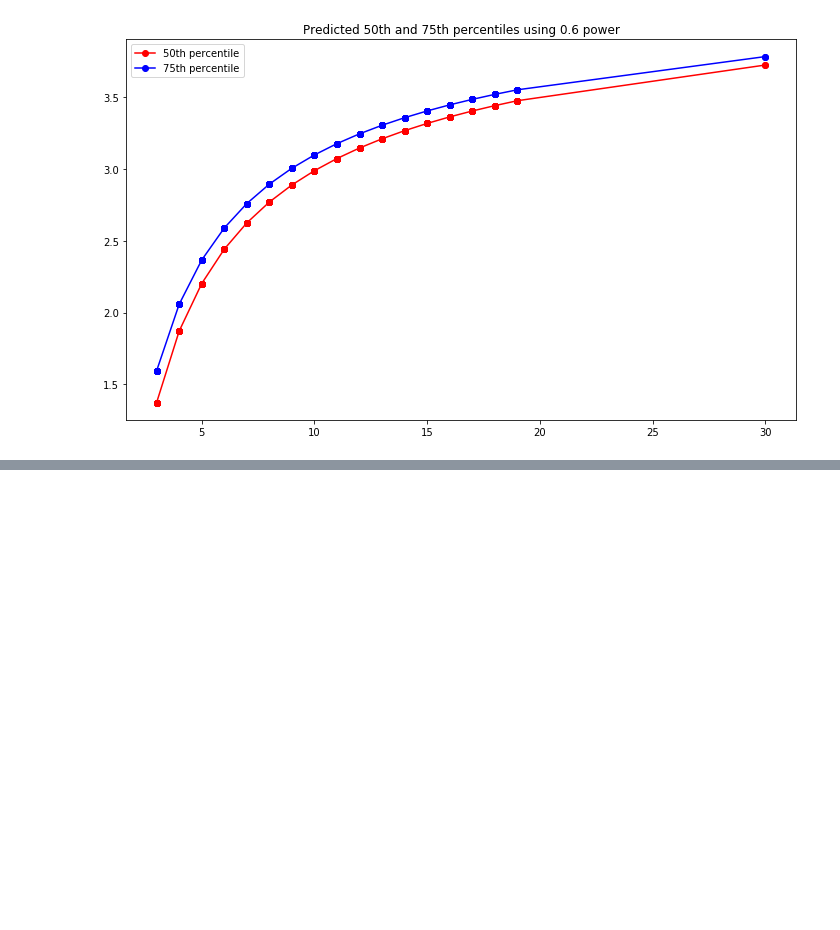
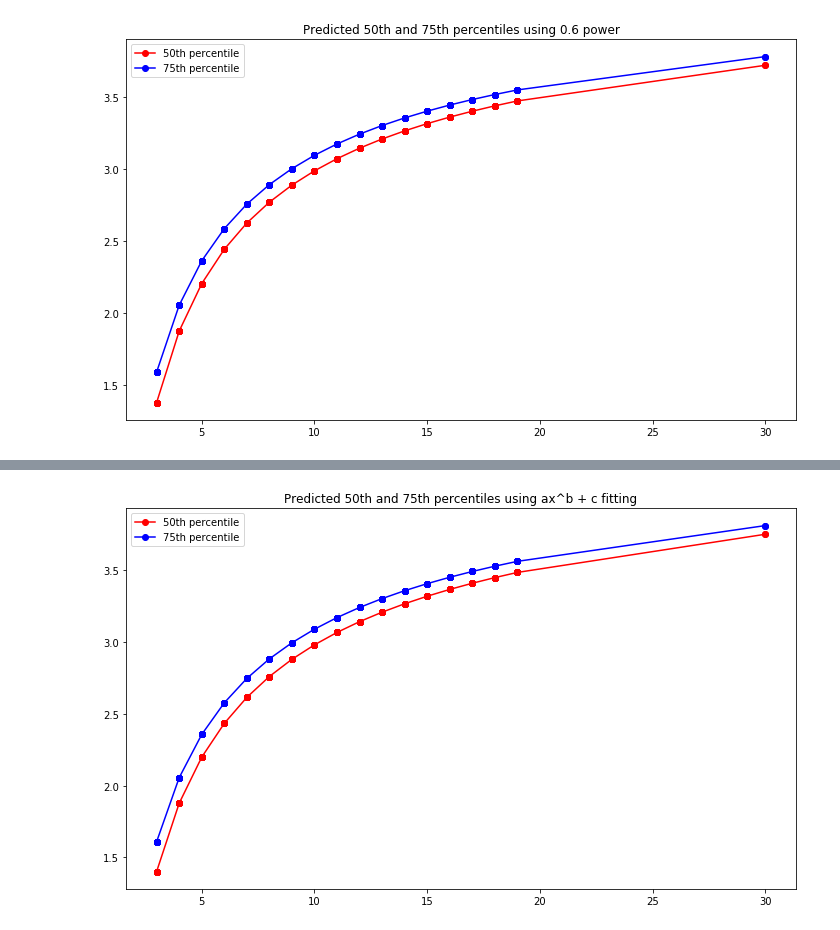
Before and after one commit to wjladams/pyanp, a Jupyter notebook: scrap/AR-InconsistencyResearch.ipynb, the cells around one changed output, grey strips where cells are left out. Saved outputs shown, nothing was run; the diff lists cells and outputs as text; code cells hidden in the pictures; blank space fills up the shorter version.

```diff
--- a/scrap/AR-InconsistencyResearch.ipynb
+++ b/scrap/AR-InconsistencyResearch.ipynb
@@ -437,0 +443,21 @@ plt.show()
+# %%
+from scipy.optimize import curve_fit
+from copy import deepcopy
+fx = lambda x, a, b, c: a*np.sign(x)*np.abs(x)**b + c
+bounds = (
+    (-10, -0.9, 3), (-1, -0.1, 6)
+)
+guess = (-5.64, -0.6, 4.51)
+popt50, pconv = curve_fit(fx, xs, pts50, p0=guess, bounds=bounds)
+bounds75 = (
+    (-10, -0.9, popt50[2]), (-1, -0.1, popt50[2]+0.5)
+)
+popt75, pconv = curve_fit(fx, xs, pts75, p0=popt50, bounds = bounds75)
+# %%
+plt.plot(xs, fx(xs, *popt50), 'r-o', label="50th percentile")
+plt.plot(xs, fx(xs, *popt75), 'b-o', label="75th percentile")
+plt.legend()
+plt.title("Predicted 50th and 75th percentiles using ax^b + c fitting")
+plt.show()
+# %% [output]
+[figure, added]
```
Also changed, not shown: parts of 40 cells of this notebook.
